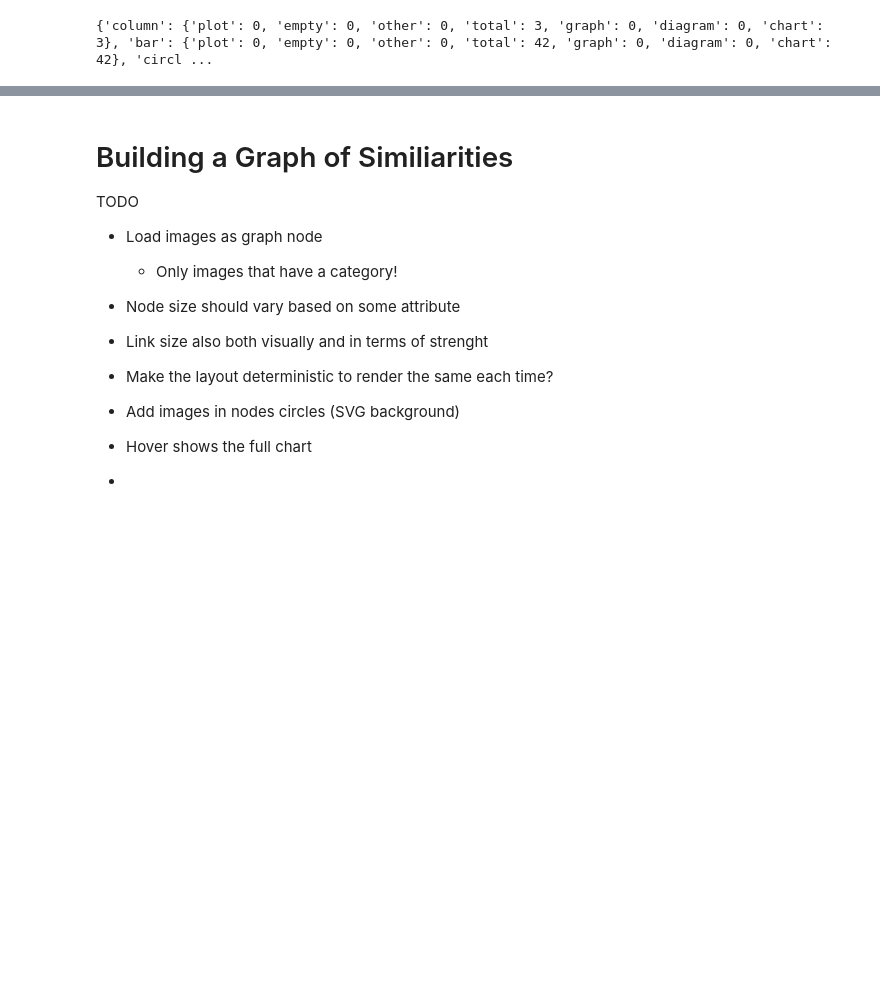
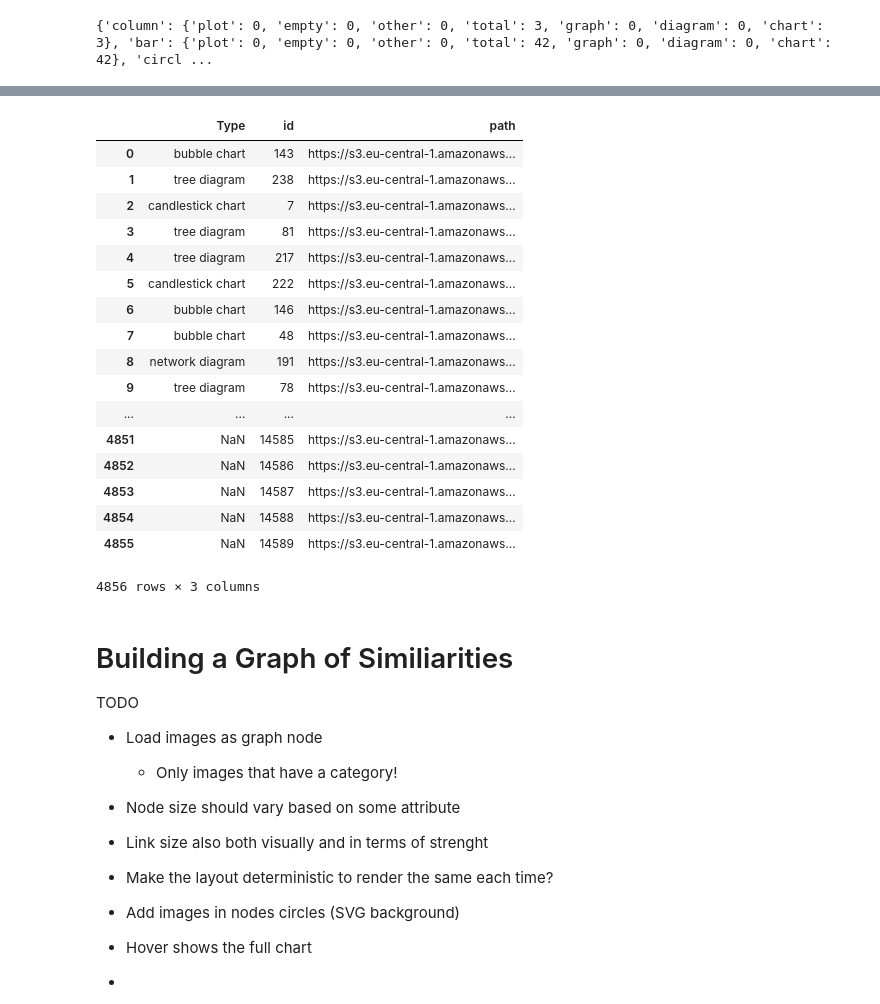
Before and after one commit to sical/NameThatChart, a Jupyter notebook: notebook/first-data-analysis.ipynb, the cells around one changed output, grey strips where cells are left out. Cells and saved outputs as stored; diff of their text form; code cells hidden in the pictures; blank space fills up the shorter version.

```diff
--- a/notebook/first-data-analysis.ipynb
+++ b/notebook/first-data-analysis.ipynb
@@ -369,3 +382,24 @@ show()
+# %%
+df_images
+# %% [output]
+|  | Type | id | path |
+| 0 | bubble chart | 143 | https://s3.eu-central-1.amazonaws... |
+| 1 | tree diagram | 238 | https://s3.eu-central-1.amazonaws... |
+| 2 | candlestick chart | 7 | https://s3.eu-central-1.amazonaws... |
+| 3 | tree diagram | 81 | https://s3.eu-central-1.amazonaws... |
+| 4 | tree diagram | 217 | https://s3.eu-central-1.amazonaws... |
+| 5 | candlestick chart | 222 | https://s3.eu-central-1.amazonaws... |
+| 6 | bubble chart | 146 | https://s3.eu-central-1.amazonaws... |
+| 7 | bubble chart | 48 | https://s3.eu-central-1.amazonaws... |
+| 8 | network diagram | 191 | https://s3.eu-central-1.amazonaws... |
+| 9 | tree diagram | 78 | https://s3.eu-central-1.amazonaws... |
+| ... | ... | ... | ... |
+| 4851 | NaN | 14585 | https://s3.eu-central-1.amazonaws... |
+| 4852 | NaN | 14586 | https://s3.eu-central-1.amazonaws... |
+| 4853 | NaN | 14587 | https://s3.eu-central-1.amazonaws... |
+| 4854 | NaN | 14588 | https://s3.eu-central-1.amazonaws... |
+| 4855 | NaN | 14589 | https://s3.eu-central-1.amazonaws... |
+4856 rows × 3 columns
 # %% [markdown]
 # Building a Graph of Similiarities
 
```
Also changed, not shown: parts of 7 cells of this notebook.
